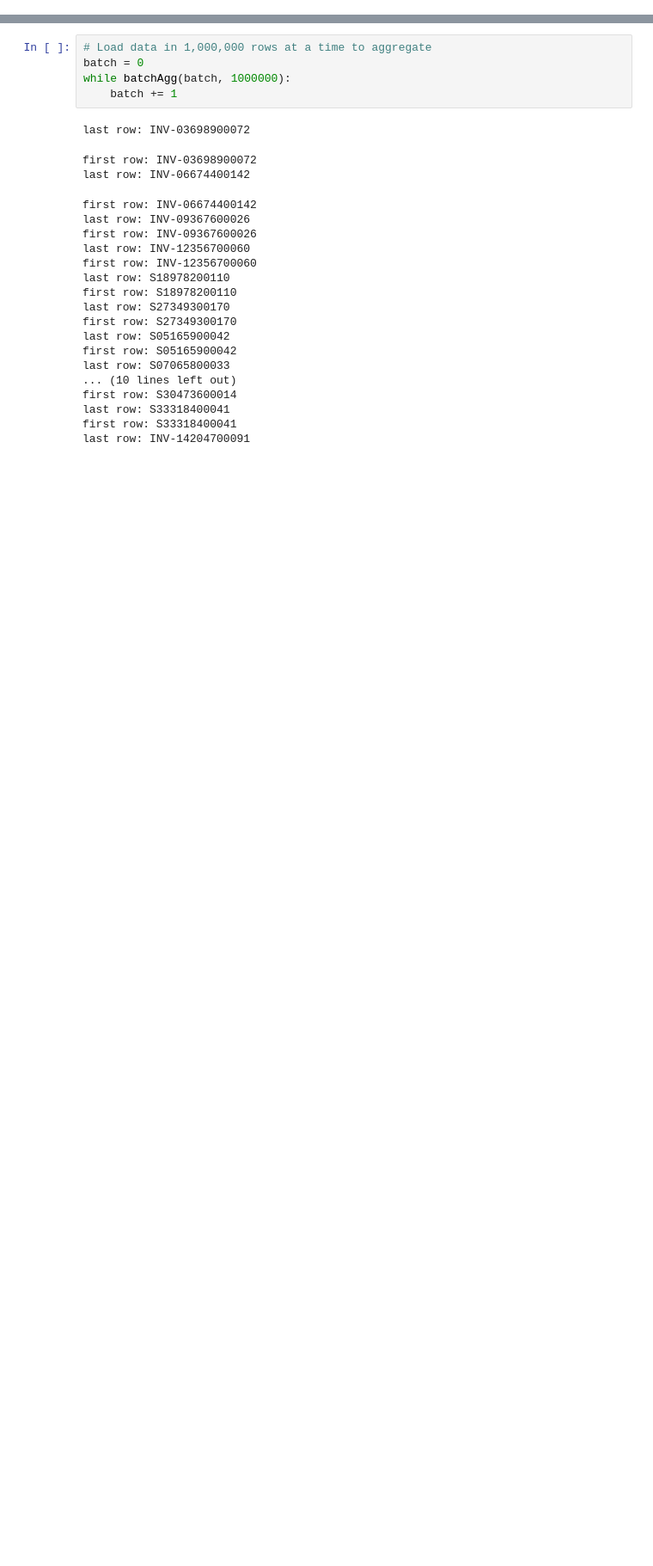
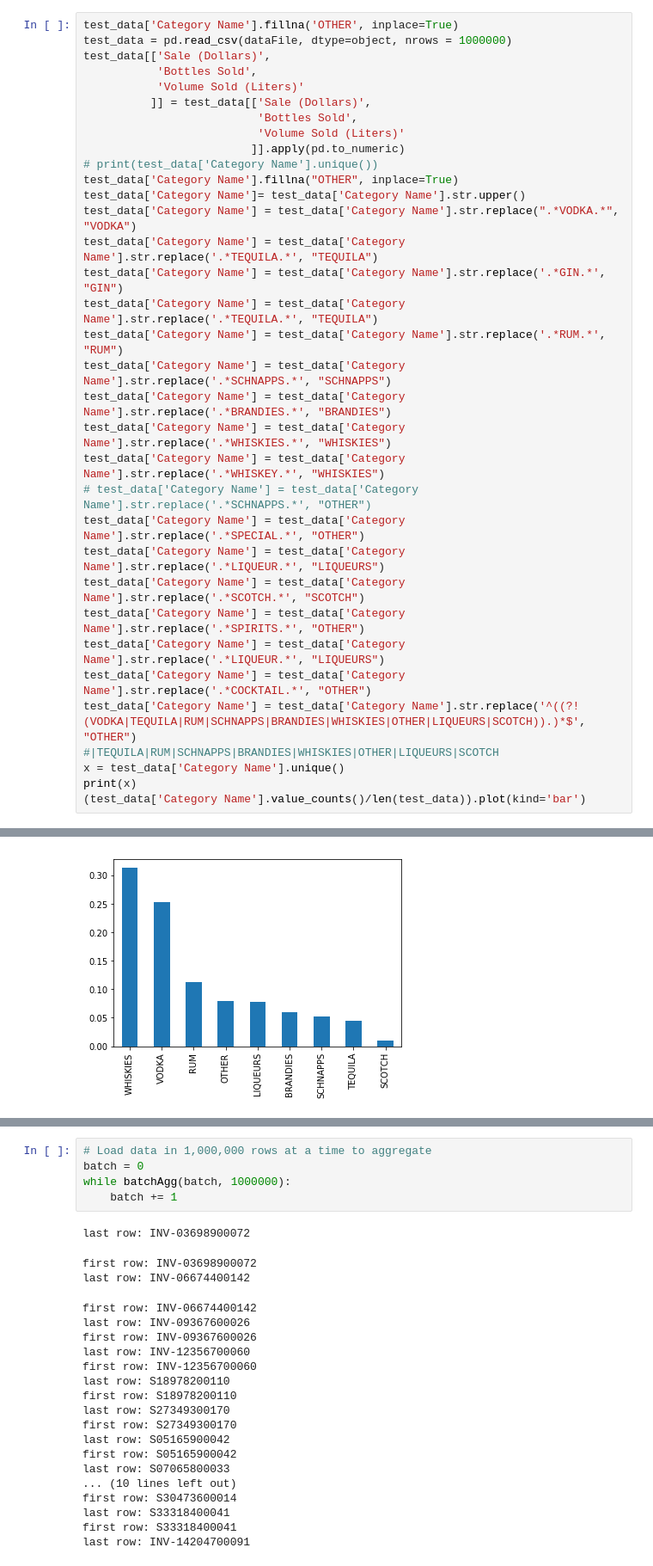
Before and after one commit to likhitanarayana/Iowa-Liquor-Sales, a Jupyter notebook: Aggregation.ipynb, the cells around one changed output, grey strips where cells are left out. Shown: that part at 86% size. Drawn from its saved outputs; the diff is of its cells as text; blank space fills up the shorter version.

```diff
--- a/Aggregation.ipynb
+++ b/Aggregation.ipynb
@@ -18,0 +23,35 @@ Index(['Invoice/Item Number', 'Date', 'Store Number', 'Store Name', 'Address',
+# %%
+test_data['Category Name'].fillna('OTHER', inplace=True)
+test_data = pd.read_csv(dataFile, dtype=object, nrows = 1000000)
+test_data[['Sale (Dollars)',
+           'Bottles Sold',
+           'Volume Sold (Liters)'
+          ]] = test_data[['Sale (Dollars)',
+                          'Bottles Sold',
+                          'Volume Sold (Liters)'
+                         ]].apply(pd.to_numeric)
+# print(test_data['Category Name'].unique())
+test_data['Category Name'].fillna("OTHER", inplace=True)
+test_data['Category Name']= test_data['Category Name'].str.upper()
+test_data['Category Name'] = test_data['Category Name'].str.replace(".*VODKA.*", "VODKA")
+test_data['Category Name'] = test_data['Category Name'].str.replace('.*TEQUILA.*', "TEQUILA")
+test_data['Category Name'] = test_data['Category Name'].str.replace('.*GIN.*', "GIN")
+test_data['Category Name'] = test_data['Category Name'].str.replace('.*TEQUILA.*', "TEQUILA")
+test_data['Category Name'] = test_data['Category Name'].str.replace('.*RUM.*', "RUM")
+test_data['Category Name'] = test_data['Category Name'].str.replace('.*SCHNAPPS.*', "SCHNAPPS")
+test_data['Category Name'] = test_data['Category Name'].str.replace('.*BRANDIES.*', "BRANDIES")
+test_data['Category Name'] = test_data['Category Name'].str.replace('.*WHISKIES.*', "WHISKIES")
+test_data['Category Name'] = test_data['Category Name'].str.replace('.*WHISKEY.*', "WHISKIES")
+# test_data['Category Name'] = test_data['Category Name'].str.replace('.*SCHNAPPS.*', "OTHER")
+test_data['Category Name'] = test_data['Category Name'].str.replace('.*SPECIAL.*', "OTHER")
+test_data['Category Name'] = test_data['Category Name'].str.replace('.*LIQUEUR.*', "LIQUEURS")
+test_data['Category Name'] = test_data['Category Name'].str.replace('.*SCOTCH.*', "SCOTCH")
+test_data['Category Name'] = test_data['Category Name'].str.replace('.*SPIRITS.*', "OTHER")
+test_data['Category Name'] = test_data['Category Name'].str.replace('.*LIQUEUR.*', "LIQUEURS")
+test_data['Category Name'] = test_data['Category Name'].str.replace('.*COCKTAIL.*', "OTHER")
+test_data['Category Name'] = test_data['Category Name'].str.replace('^((?!(VODKA|TEQUILA|RUM|SCHNAPPS|BRANDIES|WHISKIES|OTHER|LIQUEURS|SCOTCH)).)*$', "OTHER")
+#|TEQUILA|RUM|SCHNAPPS|BRANDIES|WHISKIES|OTHER|LIQUEURS|SCOTCH
+x = test_data['Category Name'].unique()
+print(x)
+(test_data['Category Name'].value_counts()/len(test_data)).plot(kind='bar')
+# %% [output]
@@ -18,0 +61 @@ Index(['Invoice/Item Number', 'Date', 'Store Number', 'Store Name', 'Address',
+[figure, added]
```
Also changed, not shown: parts of 13 cells of this notebook, 17 other files.
